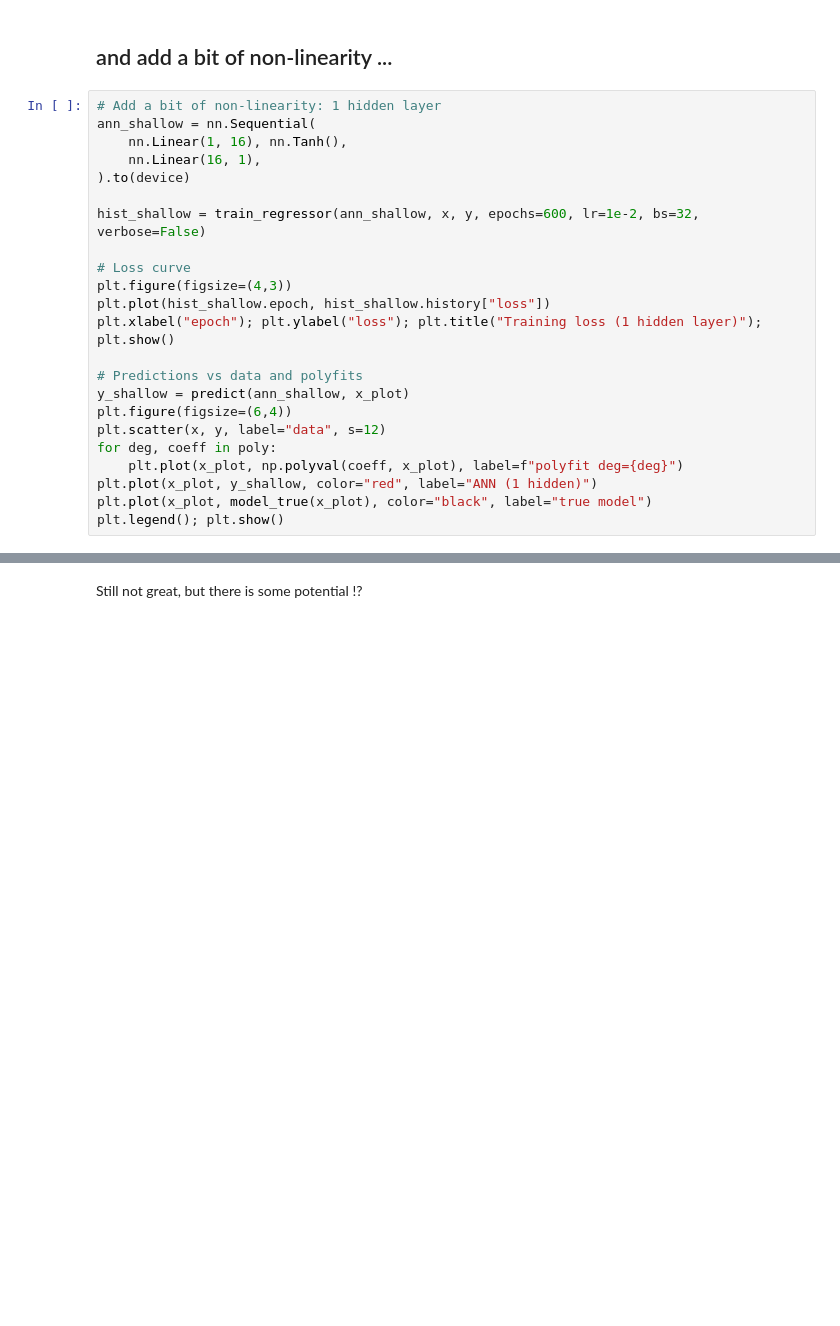
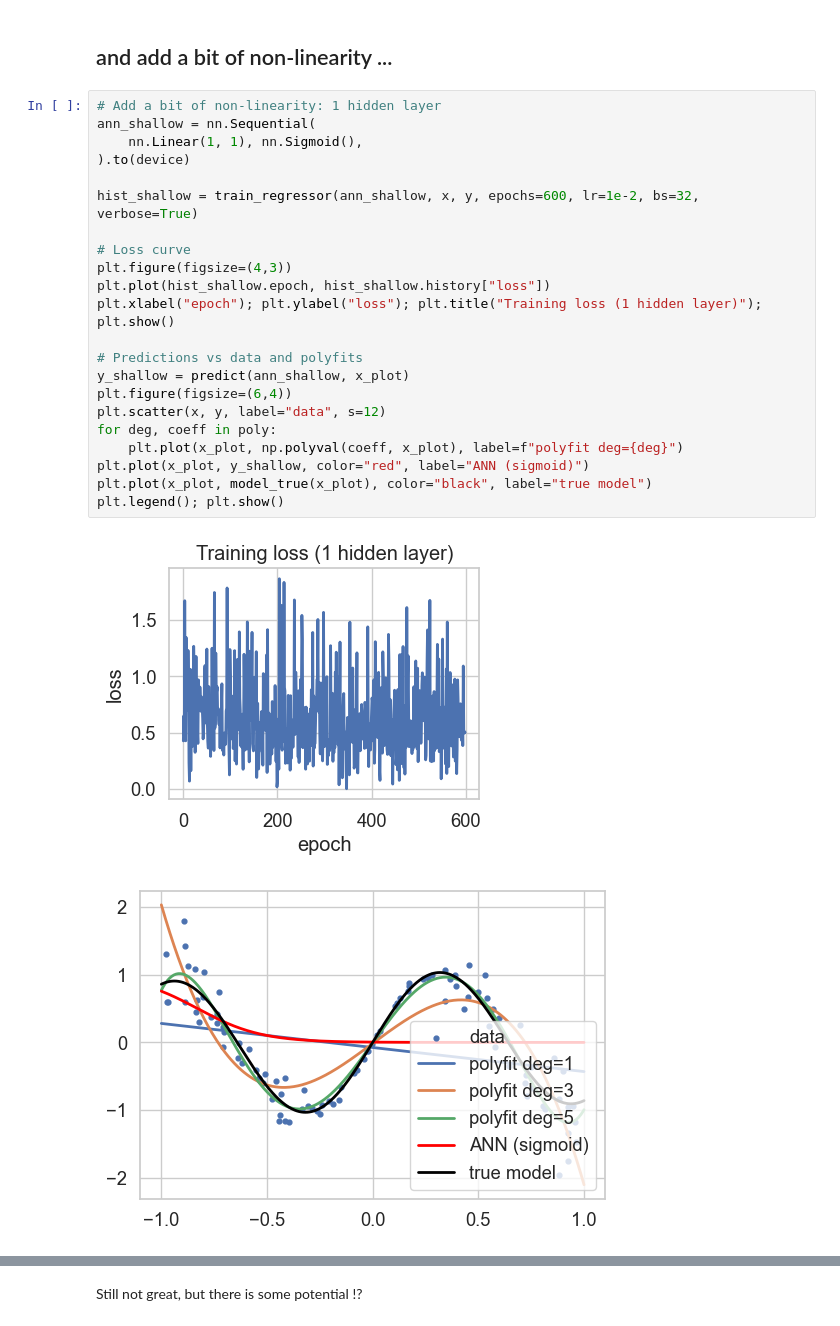
Before and after one commit to mhuertascompany/euclid-school-2025, a Jupyter notebook: Y1/notebooks/hello_ANN.ipynb, the cells around one changed output, grey strips where cells are left out. Saved outputs shown, nothing was run; the diff lists cells and outputs as text; blank space fills up the shorter version.

```diff
--- a/Y1/notebooks/hello_ANN.ipynb
+++ b/Y1/notebooks/hello_ANN.ipynb
@@ -184,25 +241,27 @@ plt.legend(); plt.show()
 # %%
 # Add a bit of non-linearity: 1 hidden layer
 ann_shallow = nn.Sequential(
-    nn.Linear(1, 16), nn.Tanh(),
-    nn.Linear(16, 1),
+    nn.Linear(1, 1), nn.Sigmoid(),
 ).to(device)
 
-hist_shallow = train_regressor(ann_shallow, x, y, epochs=600, lr=1e-2, bs=32, verbose=False)
+hist_shallow = train_regressor(ann_shallow, x, y, epochs=600, lr=1e-2, bs=32, verbose=True)
 
 # Loss curve
 plt.figure(figsize=(4,3))
 plt.plot(hist_shallow.epoch, hist_shallow.history["loss"])
 plt.xlabel("epoch"); plt.ylabel("loss"); plt.title("Training loss (1 hidden layer)"); plt.show()
 
 # Predictions vs data and polyfits
 y_shallow = predict(ann_shallow, x_plot)
 plt.figure(figsize=(6,4))
 plt.scatter(x, y, label="data", s=12)
 for deg, coeff in poly:
     plt.plot(x_plot, np.polyval(coeff, x_plot), label=f"polyfit deg={deg}")
-plt.plot(x_plot, y_shallow, color="red", label="ANN (1 hidden)")
+plt.plot(x_plot, y_shallow, color="red", label="ANN (sigmoid)")
 plt.plot(x_plot, model_true(x_plot), color="black", label="true model")
 plt.legend(); plt.show()
+# %% [output]
+[figure, added]
+[figure, added]
 # %% [markdown]
 The sigmoid function is given by this expression: $$ \frac{1}{1+e^{-x}}$$
```
Also changed, not shown: parts of 22 cells of this notebook, 6 other files.
